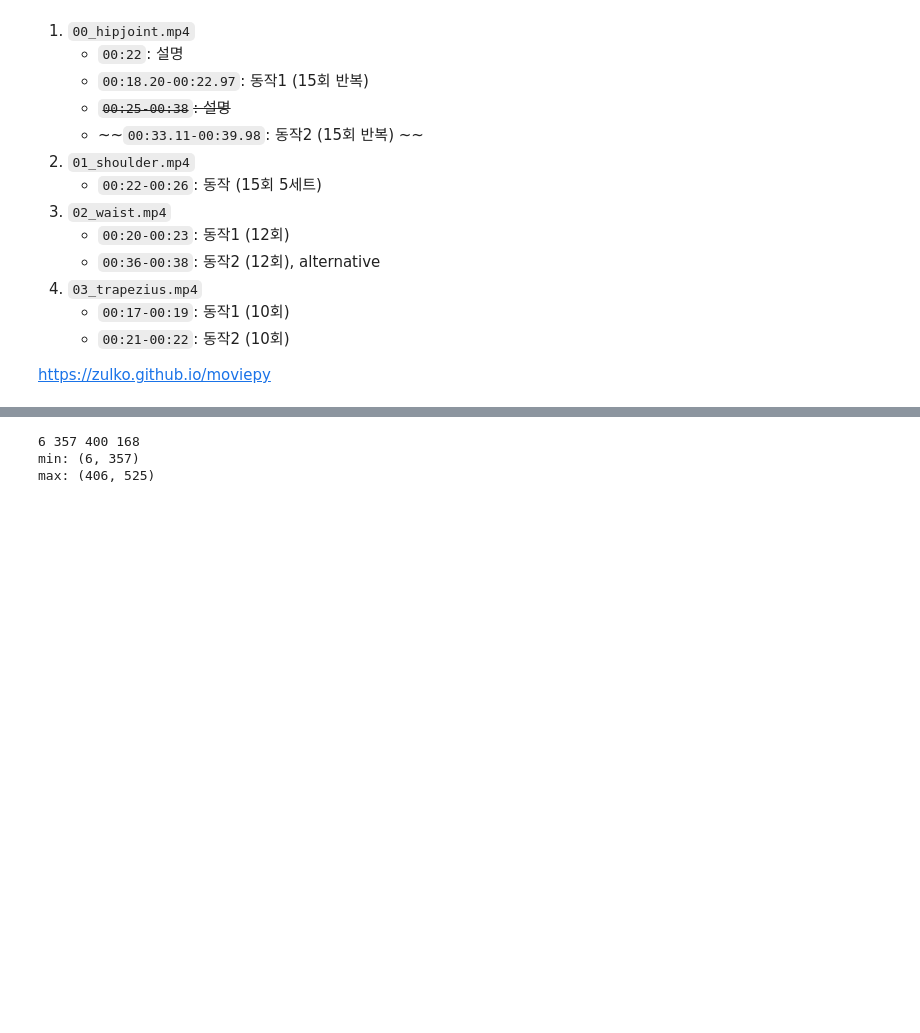
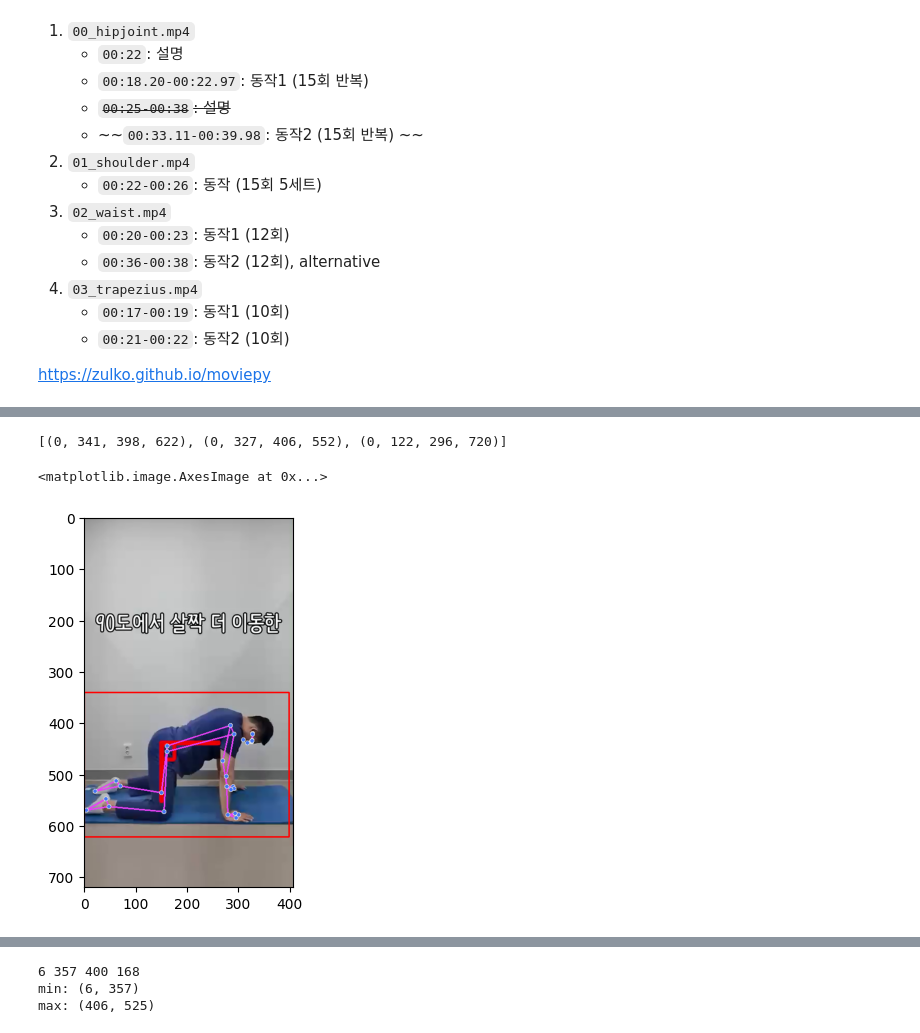
Before and after one commit to simonjisu/ambient_ai2022, a Jupyter notebook: project/eda.ipynb, the cells around one changed output, grey strips where cells are left out. Drawn from its saved outputs; the diff is of its cells as text; code cells hidden in the pictures; blank space fills up the shorter version.

```diff
--- a/project/eda.ipynb
+++ b/project/eda.ipynb
@@ -61,0 +165,46 @@ mp_pose = mp.solutions.pose
+# %%
+def draw_line(mask_img, box, color):
+    bg_image = np.repeat(np.zeros_like(mask_img)[:, :, None], 4, axis=2)
+    cv2.rectangle(bg_image, box[:2], box[2:], COLOR_DICT[color], 2)
+    # bg_mask = (bg_image > 0).sum(2).astype(np.uint8) * 255
+    # single_blank = np.zeros((bg_image.shape[0], bg_image.shape[1], 1), dtype=bg_image.dtype)
+    # bg_image = np.concatenate((single_blank, bg_image), axis=-1)
+    # bg_image[:, :, 0] = bg_mask
+    return bg_image
+
+BOX_THRES = 30
+COLOR_DICT = {
+    'red': (255, 0, 0, 255),
+    'green': (0, 255, 0, 255)
+}
+videos = ['01_hipjoint', '02_waist', '03_trapezius']
+
+boxes = []
+for video_file in videos:
+    clip = VideoFileClip(str(data_path / f'{video_file}.mp4')).without_audio()
+    image = clip.get_frame(0)
+    img_h, img_w, _ = image.shape
+    image_output = image.copy()
+    image_output, results, angles = process_mediapipe(image=image_output)
+
+    mask_img = (results.segmentation_mask > 0.5).astype(np.uint8)
+    x, y, w, h = cv2.boundingRect(mask_img)
+    box = (
+        max(0, x-BOX_THRES),  # width_left
+        max(0, y-BOX_THRES),  # height_top
+        min(img_w, x+w+BOX_THRES),  # width_right
+        min(img_h, y+h+BOX_THRES)  # height_bottom
+    )
+    boxes.append(box)
+
+    # red_rgba = draw_line(mask_img, box, color='red')
+    # red_rgba = cv2.cvtColor(red_rgba, cv2.COLOR_BGRA2RGBA)
+    # cv2.imwrite(f'{video_file}_mask_red.png', red_rgba)
+
+    # green_rgba = draw_line(mask_img, box, color='green')
+    # green_rgba = cv2.cvtColor(green_rgba, cv2.COLOR_BGRA2RGBA)
+    # cv2.imwrite(f'{video_file}_mask_green.png', green_rgba)
+# %%
+boxes
+# %% [output]
+[(0, 341, 398, 622), (0, 327, 406, 552), (0, 122, 296, 720)]
@@ -61,0 +213,5 @@ mp_pose = mp.solutions.pose
+# %%
+plt.imshow(image_output)
+# %% [output]
+<matplotlib.image.AxesImage at 0x...>
+[figure, added]
```
Also changed, not shown: parts of 9 cells of this notebook, 19 other files.
